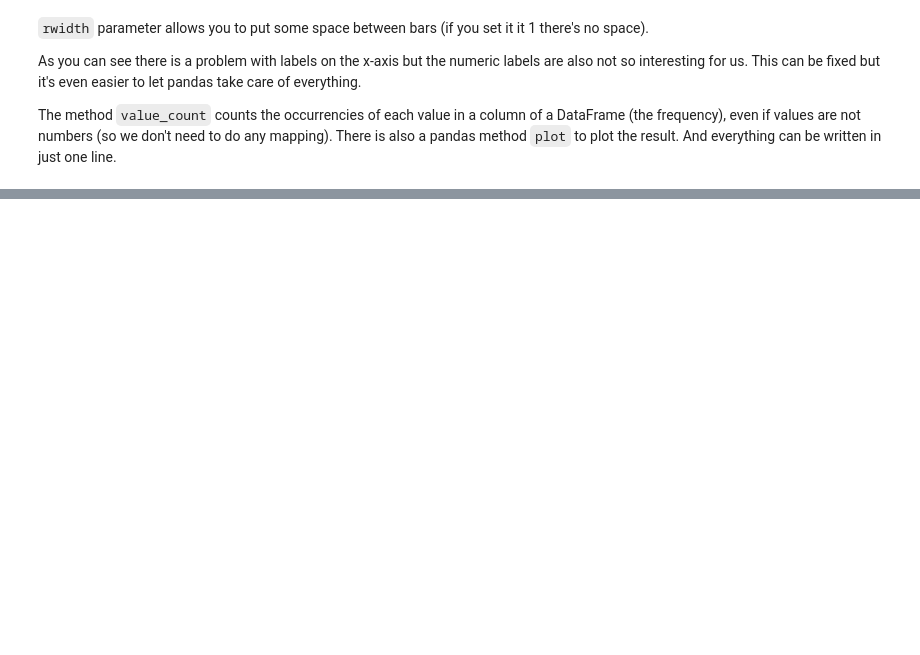
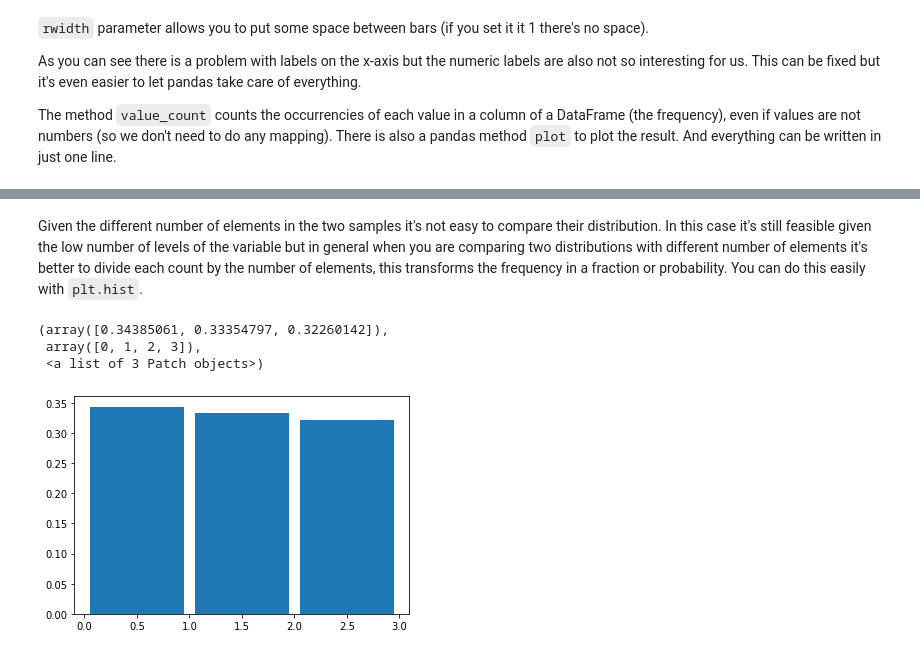
Before and after one commit to arnaumanasanch/neuropy_crashcourse, a Jupyter notebook: distributions.ipynb, the cells around one changed output, grey strips where cells are left out. Drawn from its saved outputs; the diff is of its cells as text; code cells hidden in the pictures; blank space fills up the shorter version.

```diff
--- a/distributions.ipynb
+++ b/distributions.ipynb
@@ -72,0 +83,11 @@ data.level.value_counts().plot(kind='bar')
+# %% [markdown]
+Given the different number of elements in the two samples it's not easy to compare their distribution.
+In this case it's still feasible given the low number of levels of the variable but in general when you are comparing two distributions with different number of elements it's better to divide each count by the number of elements, this transforms the frequency in a fraction or probability.
+You can do this easily with `plt.hist`.
+# %%
+plt.hist(level_num, bins=[0, 1, 2, 3], rwidth=0.9, density=True)
+# %% [output]
+(array([0.34385061, 0.33354797, 0.32260142]),
+ array([0, 1, 2, 3]),
+ <a list of 3 Patch objects>)
+[figure, added]
```
Also changed, not shown: parts of 13 cells of this notebook.
